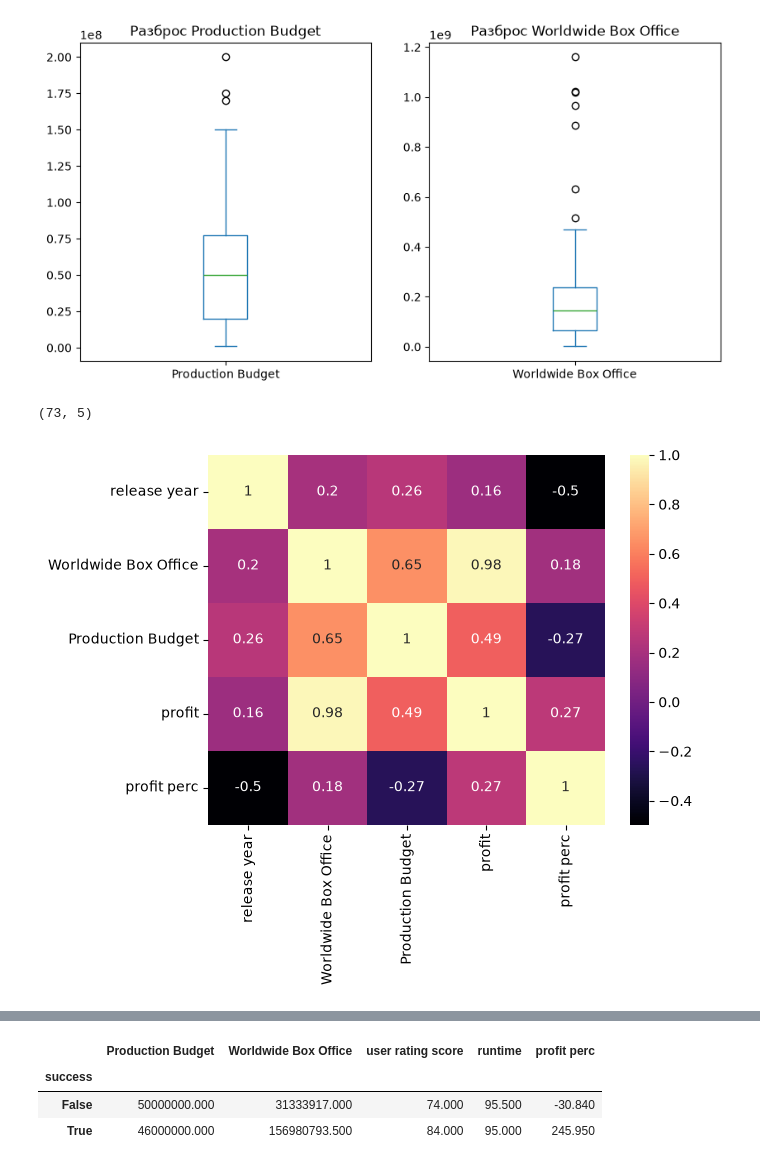
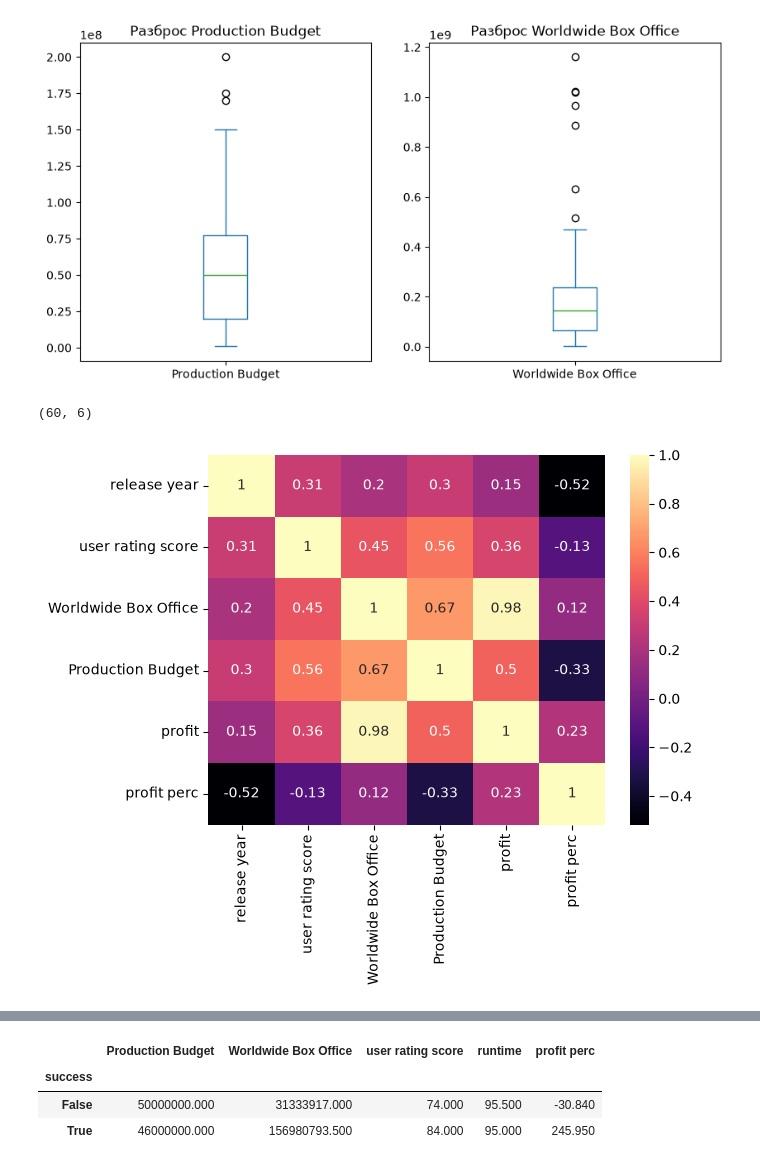
Before and after one commit to dtamendarov/MDS-EDA_Netflix, a Jupyter notebook: 02. Анализ оценок (Мария).ipynb, the cells around one changed output, grey strips where cells are left out. Saved outputs shown, nothing was run; the diff lists cells and outputs as text; code cells hidden in the pictures.

```diff
--- a/02. Анализ оценок (Мария).ipynb
+++ b/02. Анализ оценок (Мария).ipynb
@@ -222,11 +222,11 @@ df_full = df_full.drop(index=df_full["Worldwide Box Office"].idxmax())
 import seaborn as sns
 # %%
 pd.set_option('display.float_format', '{:.3f}'.format)
-corr_data = df_full[['release year', 'Worldwide Box Office', 'Production Budget', 'profit', 'profit perc']].dropna()
+corr_data = df_full[['release year', 'user rating score', 'Worldwide Box Office', 'Production Budget', 'profit', 'profit perc']].dropna()
 sns.heatmap(corr_data.corr(), cmap = 'magma', annot=True)
 corr_data.shape
 # %% [output]
-(73, 5)
+(60, 6)
-[figure, old version]
+[figure, new version]
 # %% [markdown]
 #### вывод 1:
```
Also changed, not shown: parts of 4 cells of this notebook, 1 other file.
